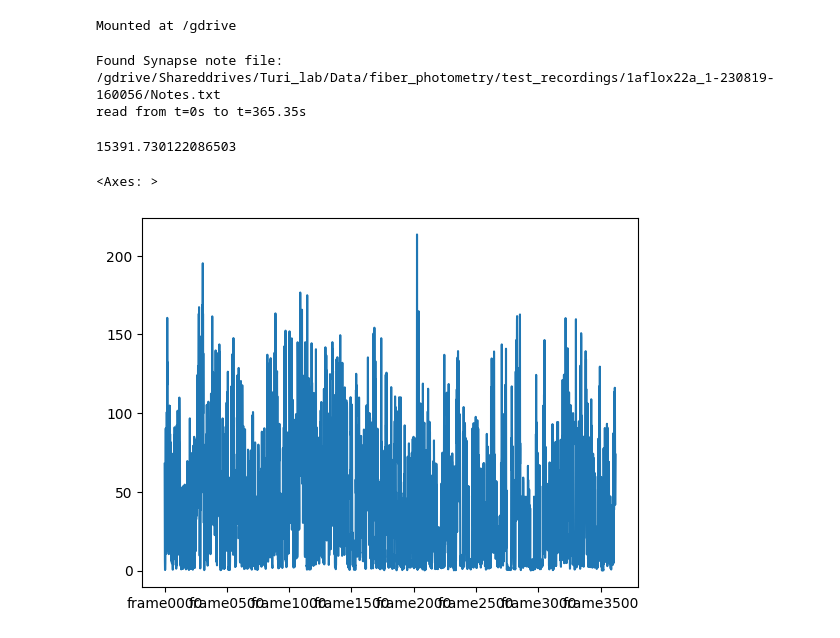
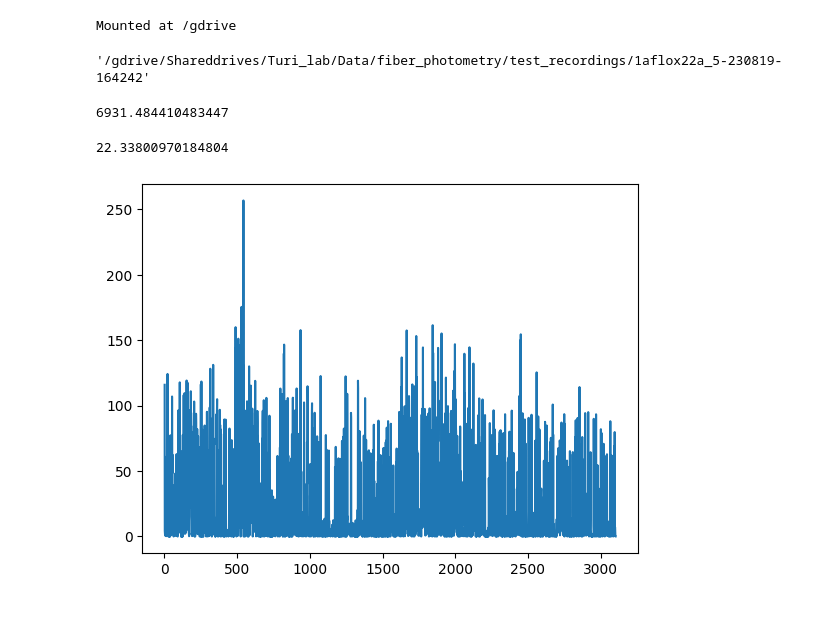
Before and after one commit to NovakHChen/fiberphotometry, a Jupyter notebook: notebooks/video_velocity_analysis.ipynb, the cells around one changed output. Cells and saved outputs as stored; diff of their text form; code cells hidden in the pictures.

```diff
--- a/notebooks/video_velocity_analysis.ipynb
+++ b/notebooks/video_velocity_analysis.ipynb
@@ -195,3 +40,12 @@ tdt_path = '/gdrive/Shareddrives/Turi_lab/Data/fiber_photometry/test_recordings/
+# %%
+h5 = '/gdrive/Shareddrives/Turi_lab/Data/fiber_photometry/test_recordings/' \
+    '1aflox22a_5-230819-164242/dlc/fiber_test_recordings-gergo-2023-09-25/' \
+    'videos/EEGFP1c-230804-141830_1aflox22a_5-230819-164242_Cam1DLC_dlcrnetms5_fiber_test_recordingsSep25shuffle1_200000_filtered.h5'
+video_path = '/gdrive/Shareddrives/Turi_lab/Data/fiber_photometry/test_recordings/1aflox22a_5-230819-164242/EEGFP1c-230804-141830_1aflox22a_5-230819-164242_Cam1.avi'
+mouse_dir = os.path.join(os.path.split(video_path)[0])
+mouse_dir
+# %% [output]
+'/gdrive/Shareddrives/Turi_lab/Data/fiber_photometry/test_recordings/1aflox22a_5-230819-164242'
 # %%
 # initailizing the class
 beh = b(f_path=h5)
@@ -202,29 +54,23 @@ data.keys()
 # %%
-vid = video.Video(tdt_path)
-fr = vid.frame_rate()
+vid = video.UsbVideo(video_path)
+fr = vid.video_params['fps']
-# %% [output]
-Found Synapse note file: /gdrive/Shareddrives/Turi_lab/Data/fiber_photometry/test_recordings/1aflox22a_1-230819-160056/Notes.txt
-read from t=0s to t=365.35s
 # %%
-coords = data[(data.columns.values[0][0],
-                 'head_midpoint', 'x')]
-pdist = beh.pairwise_dist(coords)
-dist_moved = beh.distance_moved(data[(data.columns.values[0][0],
-                 'head_midpoint', 'x')],
-               data[(data.columns.values[0][0],
-                       'head_midpoint', 'y')])
-dist_moved.sum()
+x_coords = data[(data.columns.values[0][0],
+                 'mid_back', 'x')]
+y_coords = data[(data.columns.values[0][0],
+                 'mid_back', 'y')]
-# %% [output]
-15391.730122086503
+# %%
+pdist = beh.pairwise_dist(x_coords)
+dist_moved = beh.distance_moved(x_coords,
+               y_coords)
+dist_moved.sum()
+# %% [output]
+6931.484410483447
 # %%
-x_coords = data[(data.columns.values[0][0],
-                 'head_midpoint', 'x')]
-y_coords = data[(data.columns.values[0][0],
-                 'head_midpoint', 'y')]
 velo = beh.compute_velocity(x_coords, y_coords, fr)
 mean_velo = velo.mean()
+velo.plot()
 mean_velo
-velo.plot()
 # %% [output]
-<Axes: >
+22.33800970184804
-[figure, old version]
+[figure, new version]
```
Also changed, not shown: parts of 14 cells of this notebook.
